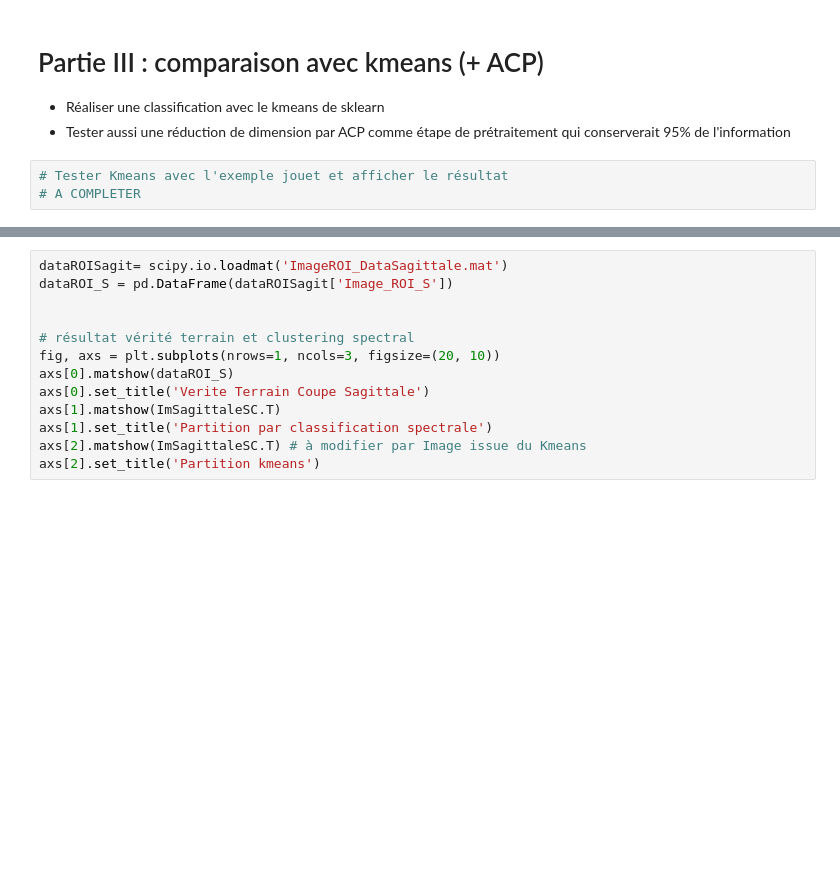
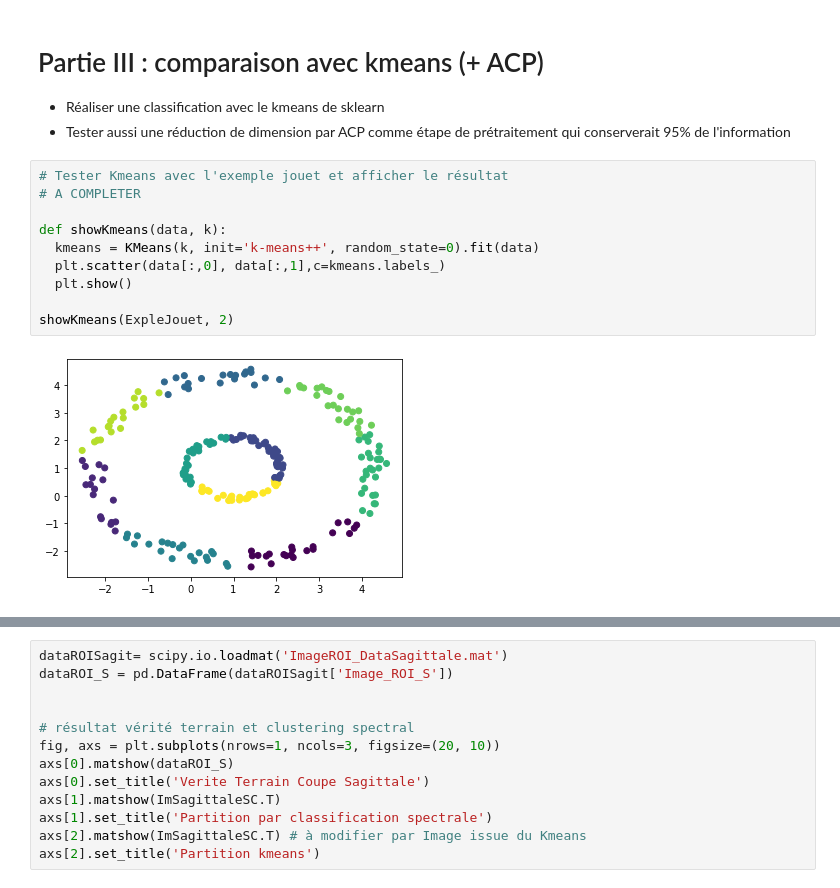
Before and after one commit to TwilCynder/univ-documents, a Jupyter notebook: M1/S7/csap/Miniprojet/SujetMiniProjet/MiniProjet_SegmentationTEP.ipynb, the cells around one changed output, grey strips where cells are left out. Drawn from its saved outputs; the diff is of its cells as text; blank space fills up the shorter version.

```diff
--- a/M1/S7/csap/Miniprojet/SujetMiniProjet/MiniProjet_SegmentationTEP.ipynb
+++ b/M1/S7/csap/Miniprojet/SujetMiniProjet/MiniProjet_SegmentationTEP.ipynb
@@ -188,3 +204,12 @@ plt.imshow(ImTransverseSC.T)
 # %%
 # Tester Kmeans avec l'exemple jouet et afficher le résultat
 # A COMPLETER
+
+def showKmeans(data, k):
+  kmeans = KMeans(k, init='k-means++', random_state=0).fit(data)
+  plt.scatter(data[:,0], data[:,1],c=kmeans.labels_)
+  plt.show()
+
+showKmeans(ExpleJouet, 2)
+# %% [output]
+[figure, added]
```
Also changed, not shown: parts of 10 cells of this notebook, 6 other files.
